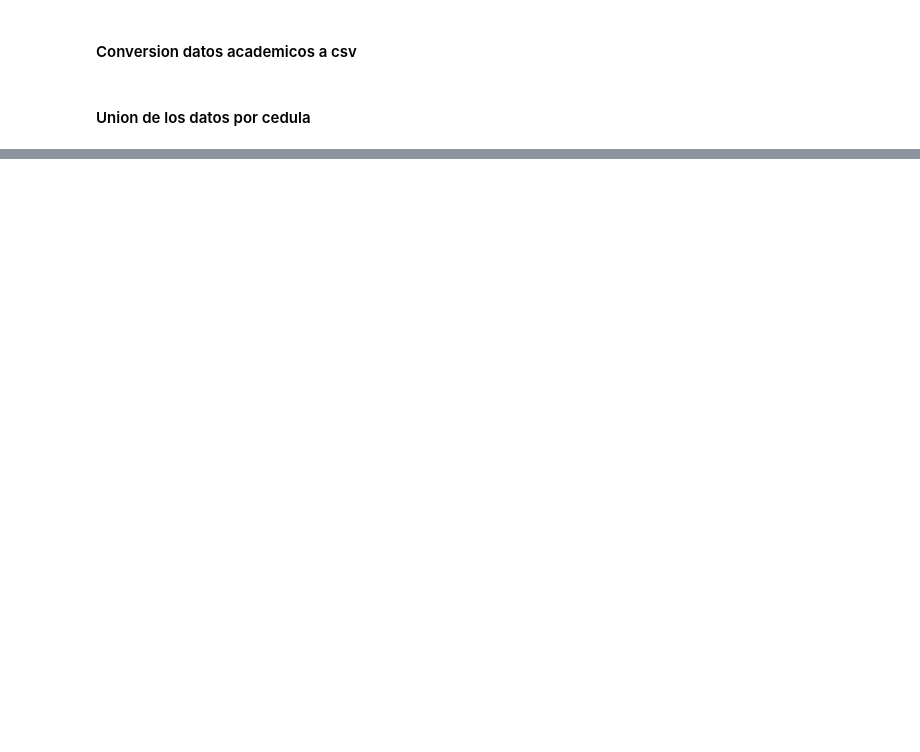
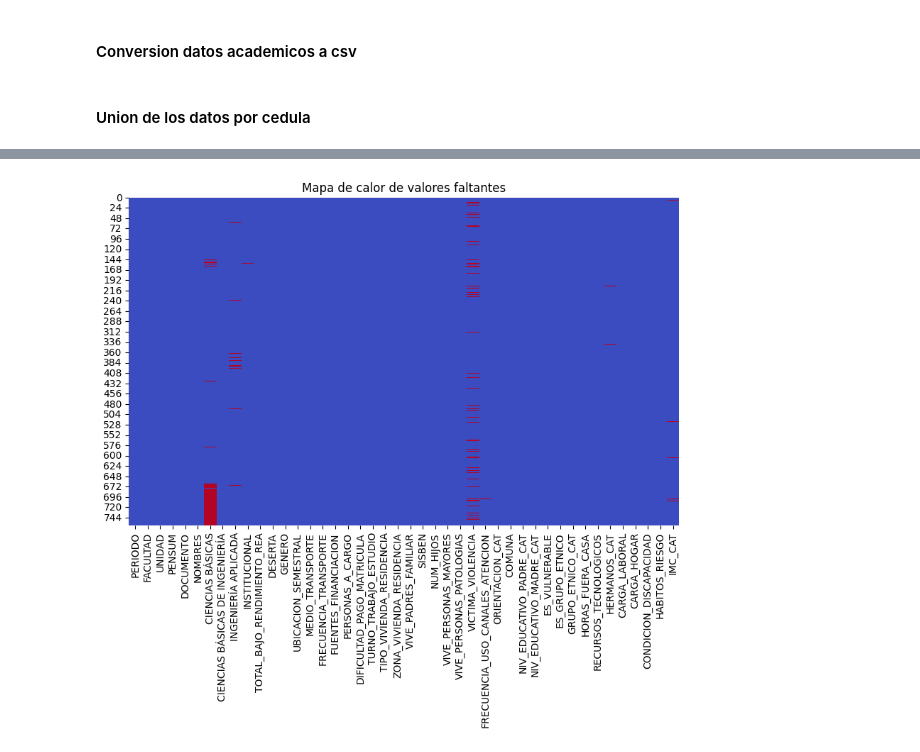
Before and after one commit to Jpvillarraga/Desercion_estudiantil, a Jupyter notebook: notebooks/Union Datos Academicos y Caracterizacion Estudiantil.ipynb, the cells around one changed output, grey strips where cells are left out. Drawn from its saved outputs; the diff is of its cells as text; code cells hidden in the pictures; blank space fills up the shorter version.

```diff
--- a/notebooks/Union Datos Academicos y Caracterizacion Estudiantil.ipynb
+++ b/notebooks/Union Datos Academicos y Caracterizacion Estudiantil.ipynb
@@ -80,0 +110,9 @@ print(df_final)
+# %%
+df_estudiantes_unidos =  pd.read_csv('../data/estudiantes_unidos.csv')
+
+plt.figure(figsize=(10, 6))
+sns.heatmap(df_estudiantes_unidos.isnull(), cbar=False, cmap='coolwarm')
+plt.title('Mapa de calor de valores faltantes')
+plt.show()
+# %% [output]
+[figure, added]
```
Also changed, not shown: parts of 6 cells of this notebook, 9 other files.
